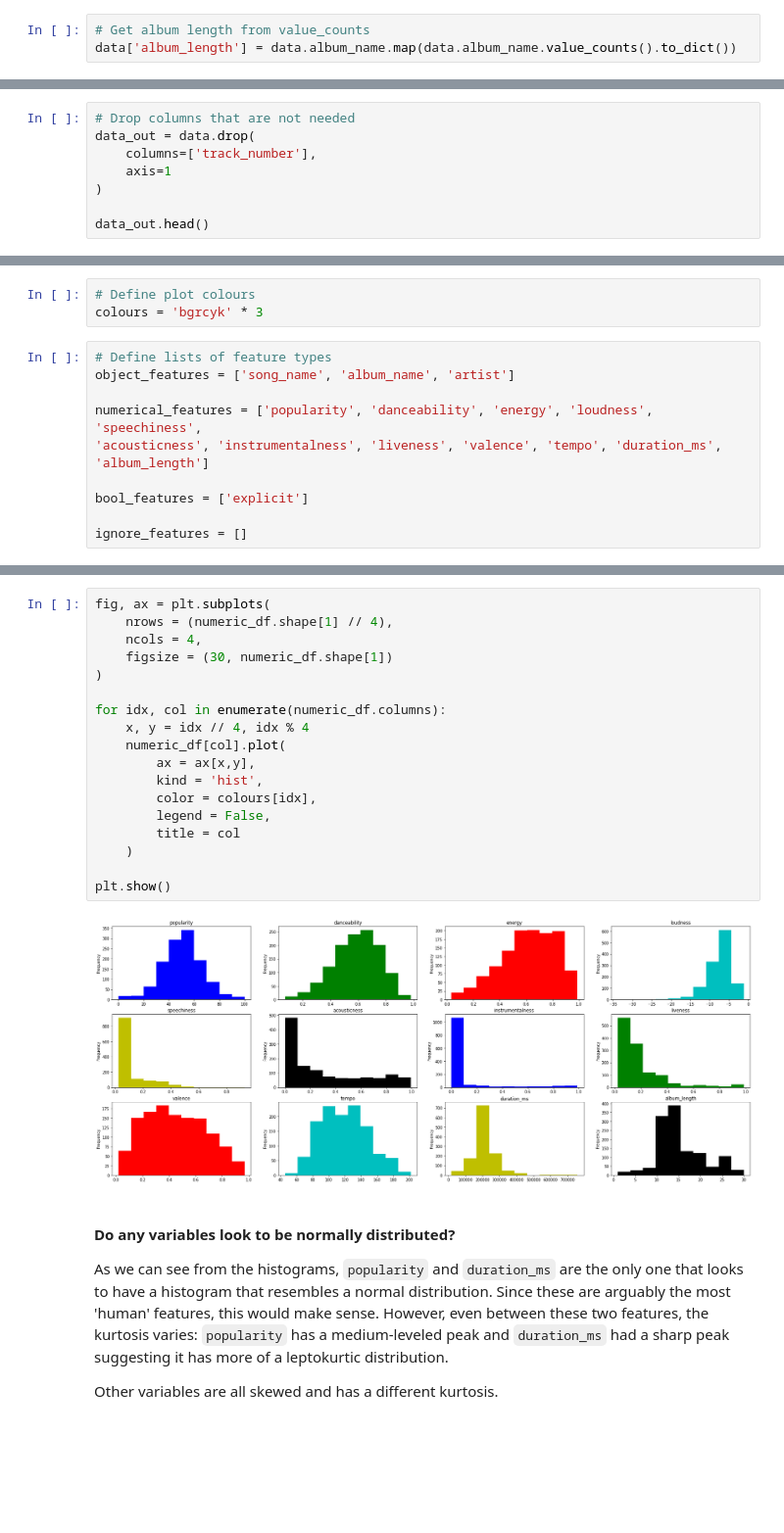
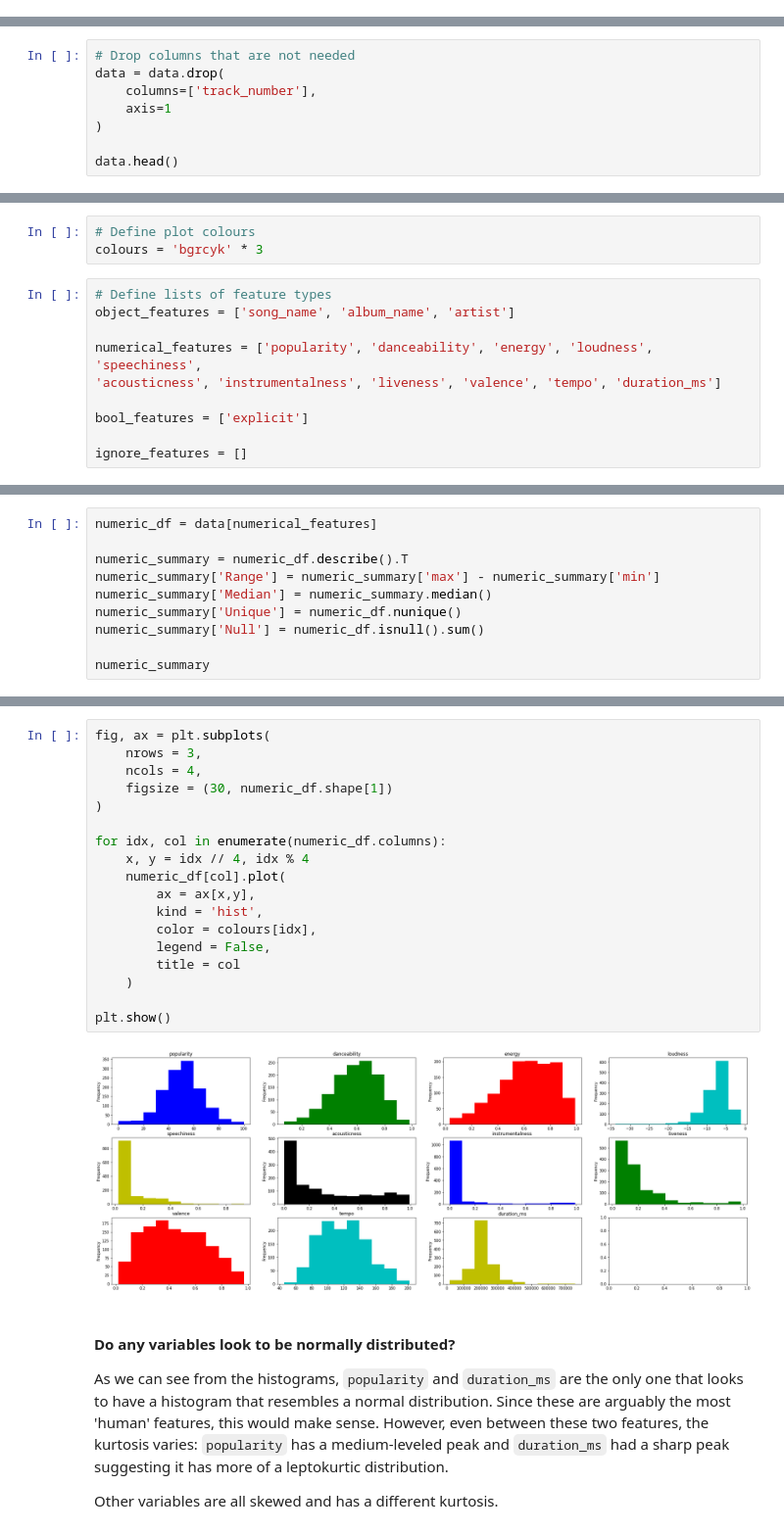
Before and after one commit to j4mes12/SDPA_Coursework, a Jupyter notebook: Part3/main.ipynb, the cells around one changed output, grey strips where cells are left out. Shown at 98% size. Saved outputs shown, nothing was run; the diff lists cells and outputs as text; blank space fills up the shorter version.

Commit message:
Removal of album_length since there's nothing interesting. included hypothesis test + regression analysis

```diff
--- a/Part3/main.ipynb
+++ b/Part3/main.ipynb
@@ -238,9 +251,6 @@ data.dropna(
     axis=0,
     inplace=True
 )
-# %%
-# Get album length from value_counts
-data['album_length'] = data.album_name.map(data.album_name.value_counts().to_dict())
 # %%
 # Display data column types
 data.dtypes
@@ -266,10 +274,10 @@ album_length          int64
 dtype: object
 # %%
 # Drop columns that are not needed
-data_out = data.drop(
+data = data.drop(
     columns=['track_number'],
     axis=1
 )
 
-data_out.head()
+data.head()
 # %% [output]
@@ -289,7 +297,7 @@ colours = 'bgrcyk' * 3
 object_features = ['song_name', 'album_name', 'artist']
 
 numerical_features = ['popularity', 'danceability', 'energy', 'loudness', 'speechiness',
-'acousticness', 'instrumentalness', 'liveness', 'valence', 'tempo', 'duration_ms', 'album_length']
+'acousticness', 'instrumentalness', 'liveness', 'valence', 'tempo', 'duration_ms']
 
 bool_features = ['explicit']
 
@@ -339,0 +315,10 @@ numeric_summary
+# %%
+numeric_df = data[numerical_features]
+
+numeric_summary = numeric_df.describe().T
+numeric_summary['Range'] = numeric_summary['max'] - numeric_summary['min']
+numeric_summary['Median'] = numeric_summary.median()
+numeric_summary['Unique'] = numeric_df.nunique()
+numeric_summary['Null'] = numeric_df.isnull().sum()
+
+numeric_summary
@@ -345,24 +343,24 @@ In this next section we will be looking at the distributions of the numeric vari
 - Are there any notable levels of kurtosis and skewness?
 # %%
 fig, ax = plt.subplots(
-    nrows = (numeric_df.shape[1] // 4),
+    nrows = 3,
     ncols = 4,
     figsize = (30, numeric_df.shape[1])
 )
 
 for idx, col in enumerate(numeric_df.columns):
     x, y = idx // 4, idx % 4
     numeric_df[col].plot(
         ax = ax[x,y],
         kind = 'hist',
         color = colours[idx],
         legend = False,
         title = col
     )
 
 plt.show()
 # %% [output]
-[figure, old version]
+[figure, new version]
 # %% [markdown]
 #### Do any variables look to be normally distributed?
 
```
Also changed, not shown: parts of 39 cells of this notebook.
